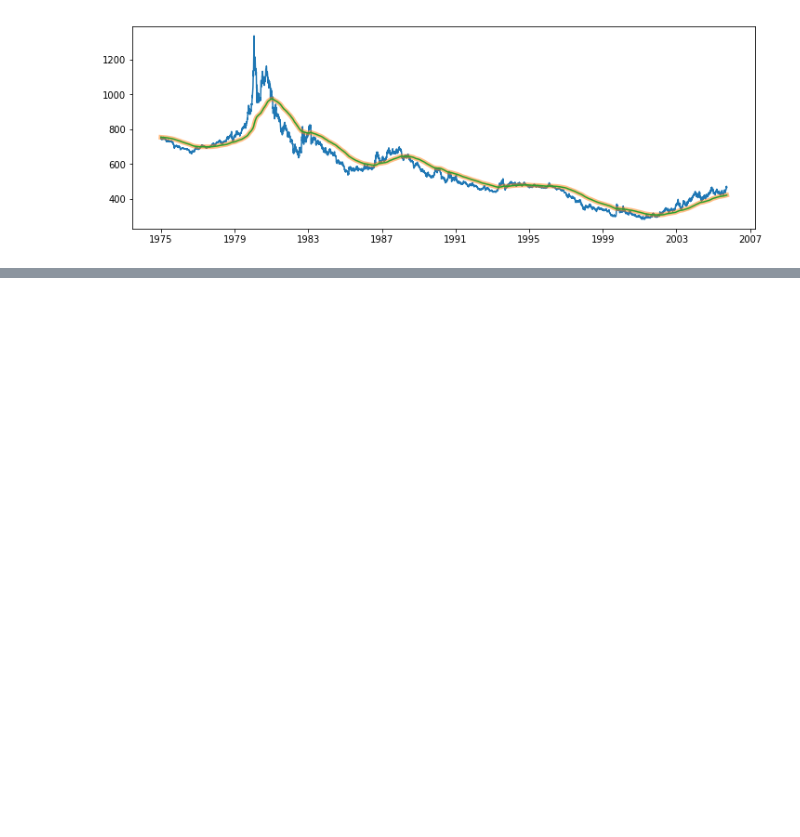
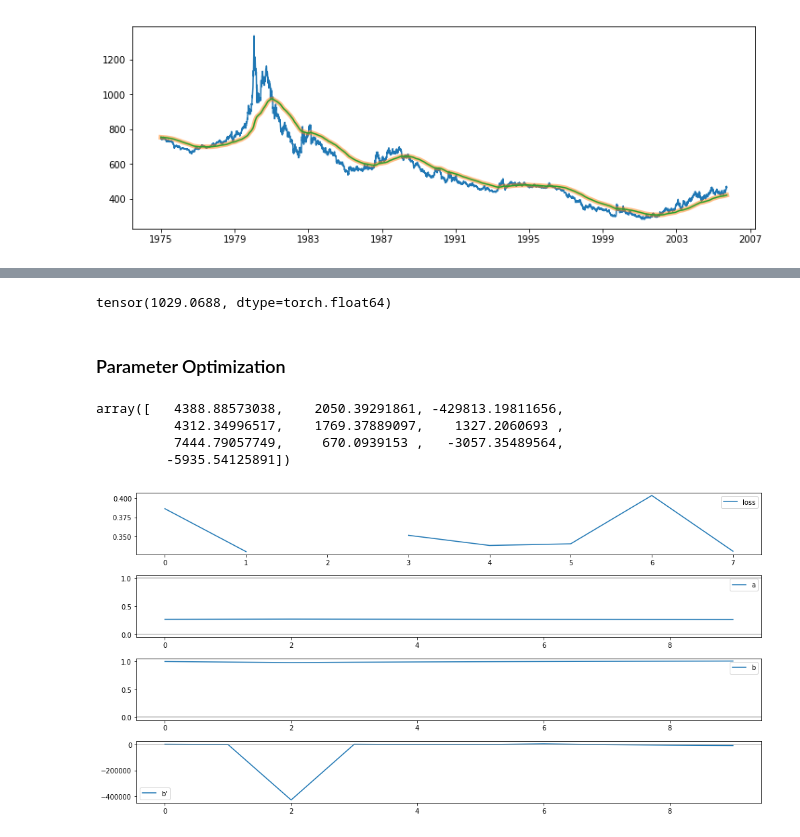
Before and after one commit to peerchen/trend-following-1, a Jupyter notebook: Pytorch - Experiment 1 - Exponential Smoothing Trading.ipynb, the cells around one changed output, grey strips where cells are left out. Drawn from its saved outputs; the diff is of its cells as text; code cells hidden in the pictures; blank space fills up the shorter version.

Commit message:
Pytorch optim...

```diff
--- a/Pytorch - Experiment 1 - Exponential Smoothing Trading.ipynb
+++ b/Pytorch - Experiment 1 - Exponential Smoothing Trading.ipynb
@@ -633,5 +626,0 @@ gold_es0.plot_equity()
-# %%
-r = 20
-pd.set_option('display.max_rows', r)
-i = 24
-gold_es0.get_orders()[i:].head(r)
@@ -690,0 +627,6 @@ max(gold_es1.equity_t.detach().numpy(), 0)
+# %%
+print(gold_es1.a_t.grad)
+# %% [output]
+tensor(1029.0688, dtype=torch.float64)
+# %% [markdown]
+### Parameter Optimization
@@ -690,0 +666,25 @@ max(gold_es1.equity_t.detach().numpy(), 0)
+# %%
+B_grad
+# %% [output]
+array([   4388.88573038,    2050.39291861, -429813.19811656,
+          4312.34996517,    1769.37889097,    1327.2060693 ,
+          7444.79057749,     670.0939153 ,   -3057.35489564,
+         -5935.54125891])
+# %%
+plt.subplots(figsize=(14, 7))
+plt.subplot(4, 1, 1)
+plt.plot(Losses, label='loss'); plt.legend()
+plt.subplot(4, 1, 2)
+plt.plot(A, label='a'); plt.legend()
+plt.axhline(y = 0, c='grey', alpha=0.5)
+plt.axhline(y = 1, c='grey', alpha=0.5)
+plt.subplot(4, 1, 3)
+plt.plot(B, label='b'); plt.legend()
+plt.axhline(y = 0, c='grey', alpha=0.5)
+plt.subplot(4, 1, 4)
+plt.plot(B_grad, label="b'"); plt.legend()
+plt.axhline(y = 0, c='grey', alpha=0.5)
+
+plt.tight_layout()
+# %% [output]
+[figure, added]
```
Also changed, not shown: parts of 23 cells of this notebook.
